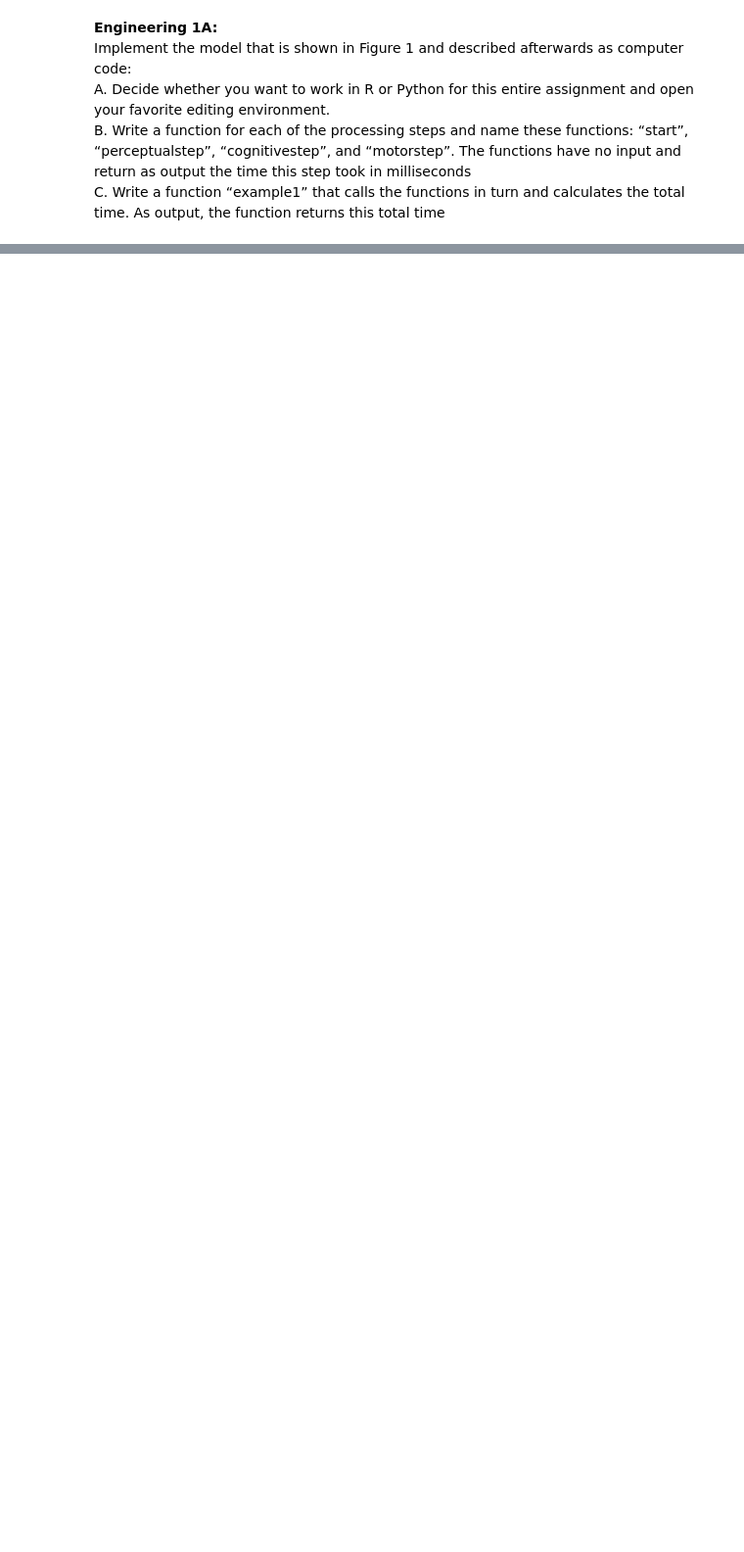
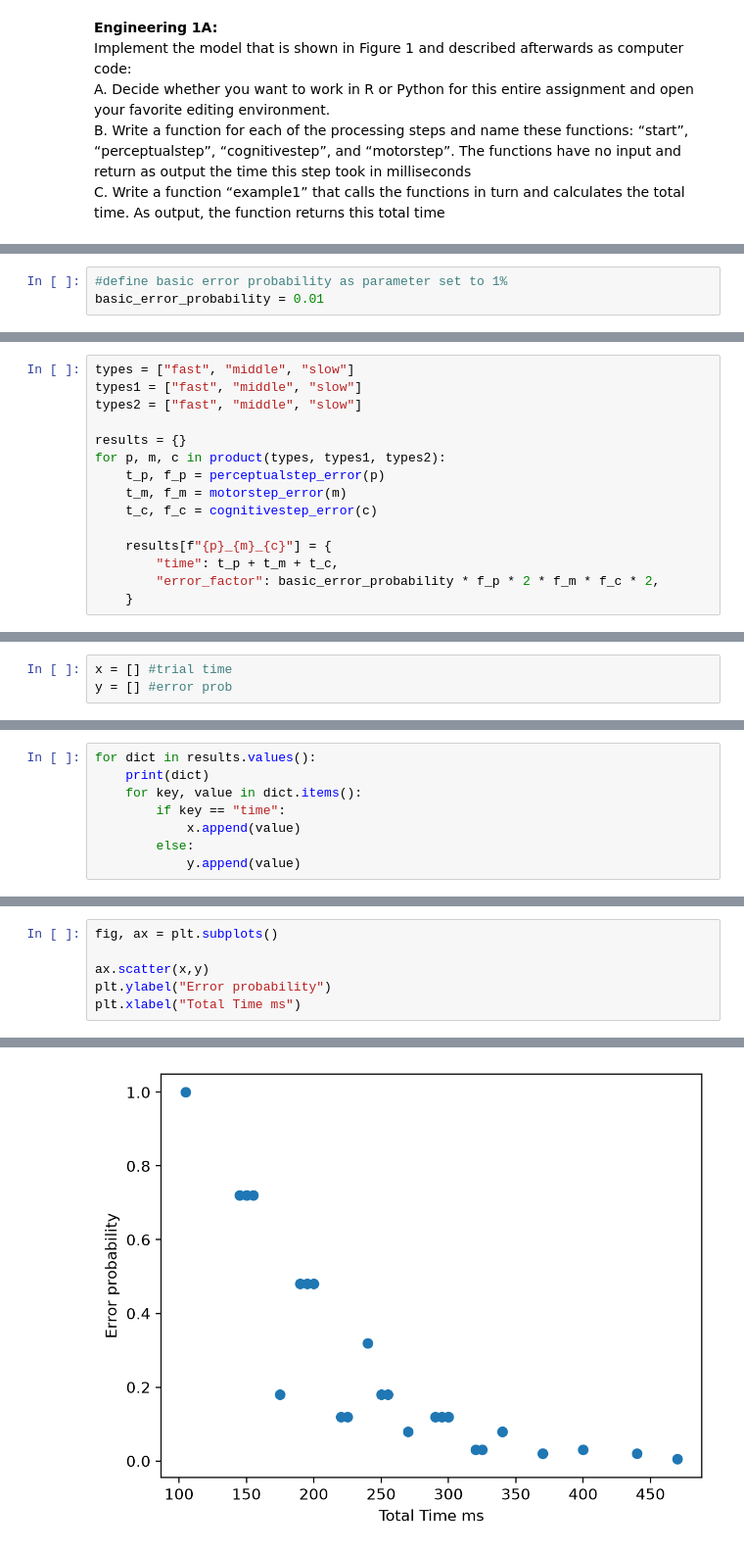
Before and after one commit to vaba777/COGMO_LAB, a Jupyter notebook: code/1st_lab.ipynb, the cells around one changed output, grey strips where cells are left out. Shown at 98% size. Saved outputs shown, nothing was run; the diff lists cells and outputs as text; blank space fills up the shorter version.

```diff
--- a/code/1st_lab.ipynb
+++ b/code/1st_lab.ipynb
@@ -39,0 +253,3 @@ example1()
+# %%
+#define basic error probability as parameter set to 1%
+basic_error_probability = 0.01
@@ -39,0 +272,15 @@ example1()
+# %%
+types = ["fast", "middle", "slow"]
+types1 = ["fast", "middle", "slow"]
+types2 = ["fast", "middle", "slow"]
+
+results = {}
+for p, m, c in product(types, types1, types2):
+    t_p, f_p = perceptualstep_error(p)
+    t_m, f_m = motorstep_error(m)
+    t_c, f_c = cognitivestep_error(c)
+
+    results[f"{p}_{m}_{c}"] = {
+        "time": t_p + t_m + t_c,
+        "error_factor": basic_error_probability * f_p * 2 * f_m * f_c * 2,
+    }
@@ -39,0 +305,3 @@ example1()
+# %%
+x = [] #trial time
+y = [] #error prob
@@ -39,0 +312,8 @@ example1()
+# %%
+for dict in results.values():
+    print(dict)
+    for key, value in dict.items():
+        if key == "time":
+            x.append(value)
+        else:
+            y.append(value)
@@ -39,0 +338,7 @@ example1()
+# %%
+fig, ax = plt.subplots()
+
+ax.scatter(x,y)
+plt.ylabel("Error probability")
+plt.xlabel("Total Time ms")
+# %% [output]
@@ -39,0 +346 @@ example1()
+[figure, added]
```
Also changed, not shown: parts of 24 cells of this notebook, 2 other files.
